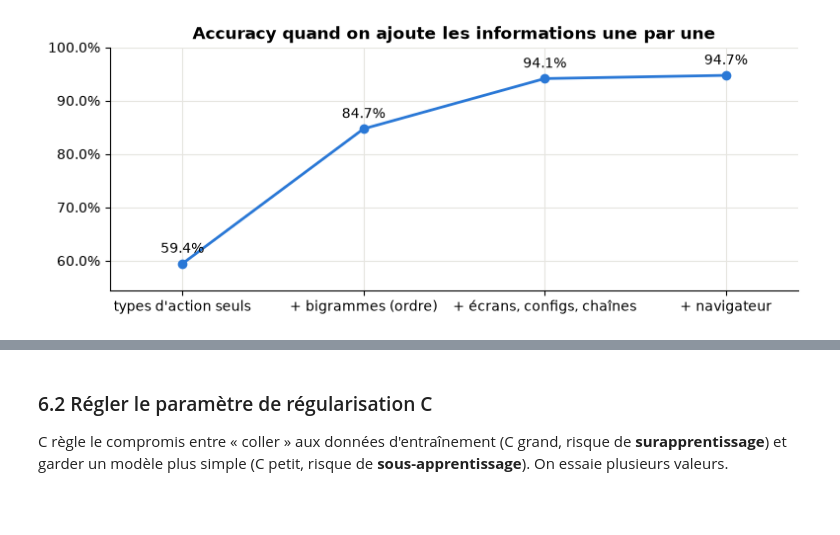
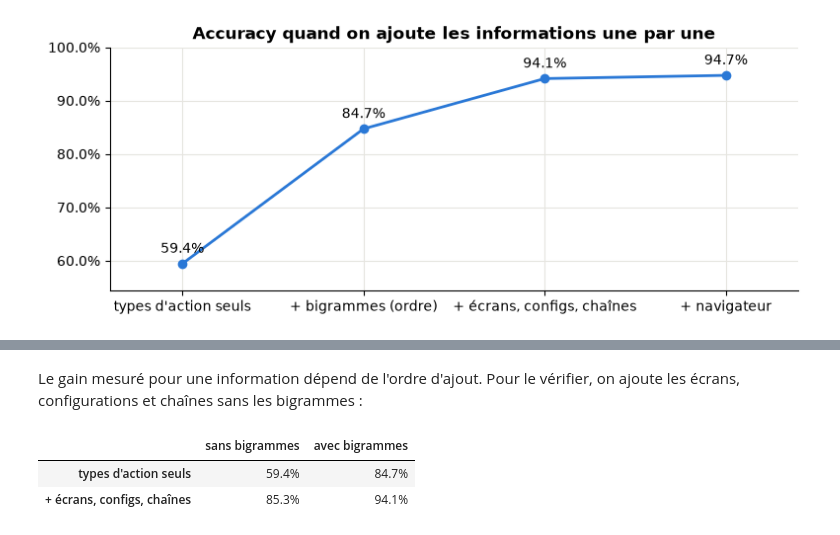
Before and after one commit to SeifSaid/be1, a Jupyter notebook: analyse.ipynb, the cells around one changed output, grey strips where cells are left out. Cells and saved outputs as stored; diff of their text form; code cells hidden in the pictures; blank space fills up the shorter version.

```diff
--- a/analyse.ipynb
+++ b/analyse.ipynb
@@ -374,15 +389,18 @@ On garde le meilleur modèle (le SVM linéaire) et on ajoute les informations un
 # %%
 etapes = {
-    "types d'action seuls": dict(details=False, avec_nav=False, bigrammes=False),
-    "+ bigrammes (ordre)": dict(details=False, avec_nav=False, bigrammes=True),
-    "+ écrans, configs, chaînes": dict(details=True, avec_nav=False, bigrammes=True),
-    "+ navigateur": dict(details=True, avec_nav=True, bigrammes=True),
+    "types d'action seuls": dict(details=False, avec_nav=False, n_max=1),
+    "+ bigrammes (ordre)": dict(details=False, avec_nav=False, n_max=2),
+    "+ écrans, configs, chaînes": dict(details=True, avec_nav=False, n_max=2),
+    "+ navigateur": dict(details=True, avec_nav=True, n_max=2),
 }
+
+def score_variante(details, avec_nav, n_max):
+    X = [session_en_texte(s, n, details, avec_nav) for s, n in zip(sessions, nav)]
+    return evaluer(make_pipeline(tfidf(n_max), LinearSVC(C=0.5)), X)["accuracy"]
+
 ablation = {}
 for nom, options in etapes.items():
-    X = [session_en_texte(s, n, options["details"], options["avec_nav"]) for s, n in zip(sessions, nav)]
-    modele = make_pipeline(tfidf(options["bigrammes"]), LinearSVC(C=0.5))
-    ablation[nom] = evaluer(modele, X)[0]
+    ablation[nom] = score_variante(**options)
     print(f"{nom:30s} {ablation[nom]:.1%}")
 # %% [output]
 types d'action seuls           59.4%
@@ -412,4 +423,11 @@ plt.show()
-# %% [markdown]
-### 6.2 Régler le paramètre de régularisation C
-
-C règle le compromis entre « coller » aux données d'entraînement (C grand, risque de **surapprentissage**) et garder un modèle plus simple (C petit, risque de **sous-apprentissage**). On essaie plusieurs valeurs.
+# %% [markdown]
+Le gain mesuré pour une information dépend de l'ordre d'ajout. Pour le vérifier, on ajoute les écrans, configurations et chaînes sans les bigrammes :
+# %%
+ecrans_sans_bigrammes = score_variante(details=True, avec_nav=False, n_max=1)
+pd.DataFrame({"sans bigrammes": [ablation["types d'action seuls"], ecrans_sans_bigrammes],
+              "avec bigrammes": [ablation["+ bigrammes (ordre)"], ablation["+ écrans, configs, chaînes"]]},
+             index=["types d'action seuls", "+ écrans, configs, chaînes"]).map(lambda v: f"{v:.1%}")
+# %% [output]
+|  | sans bigrammes | avec bigrammes |
+| types d'action seuls | 59.4% | 84.7% |
+| + écrans, configs, chaînes | 85.3% | 94.1% |
```
Also changed, not shown: parts of 64 cells of this notebook, 19 other files.
